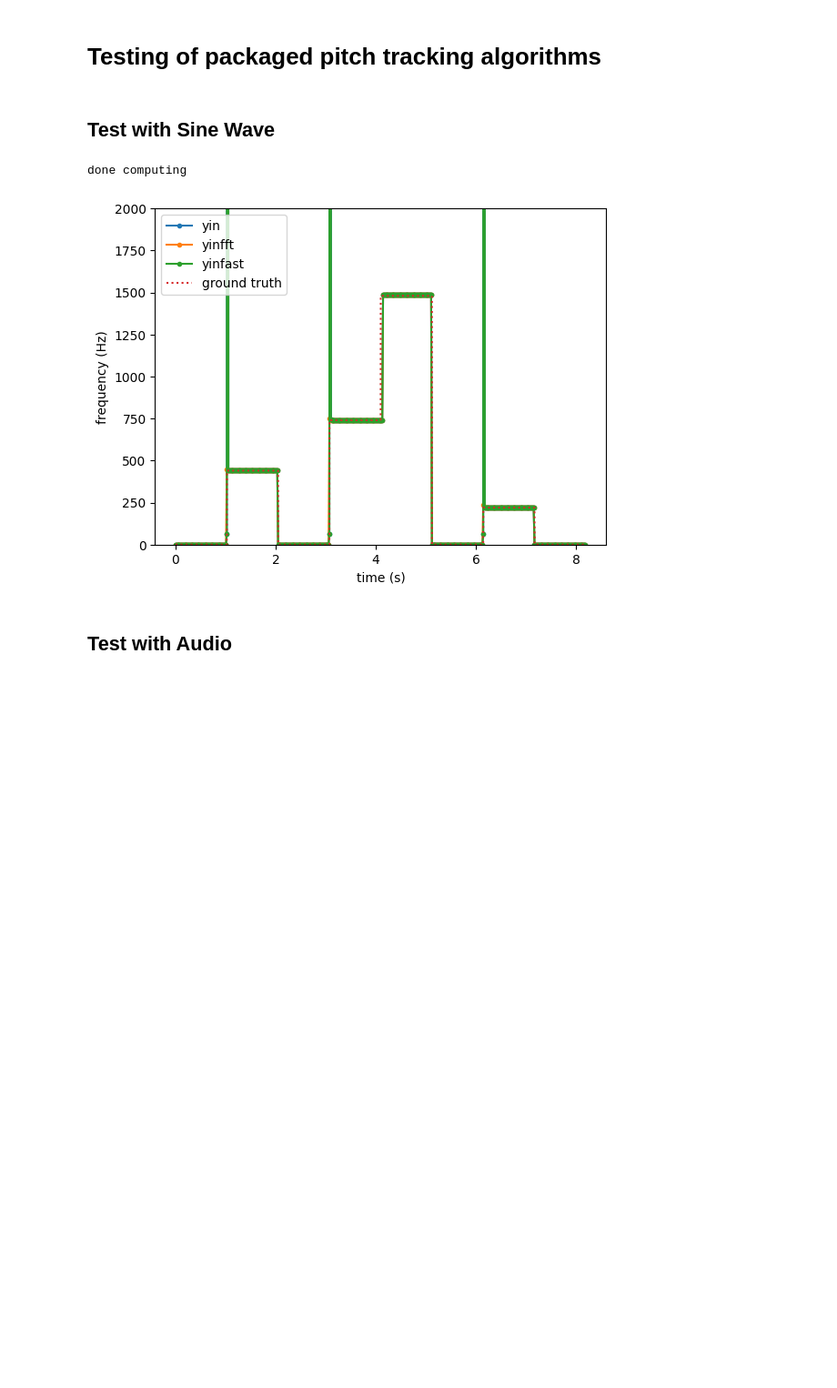
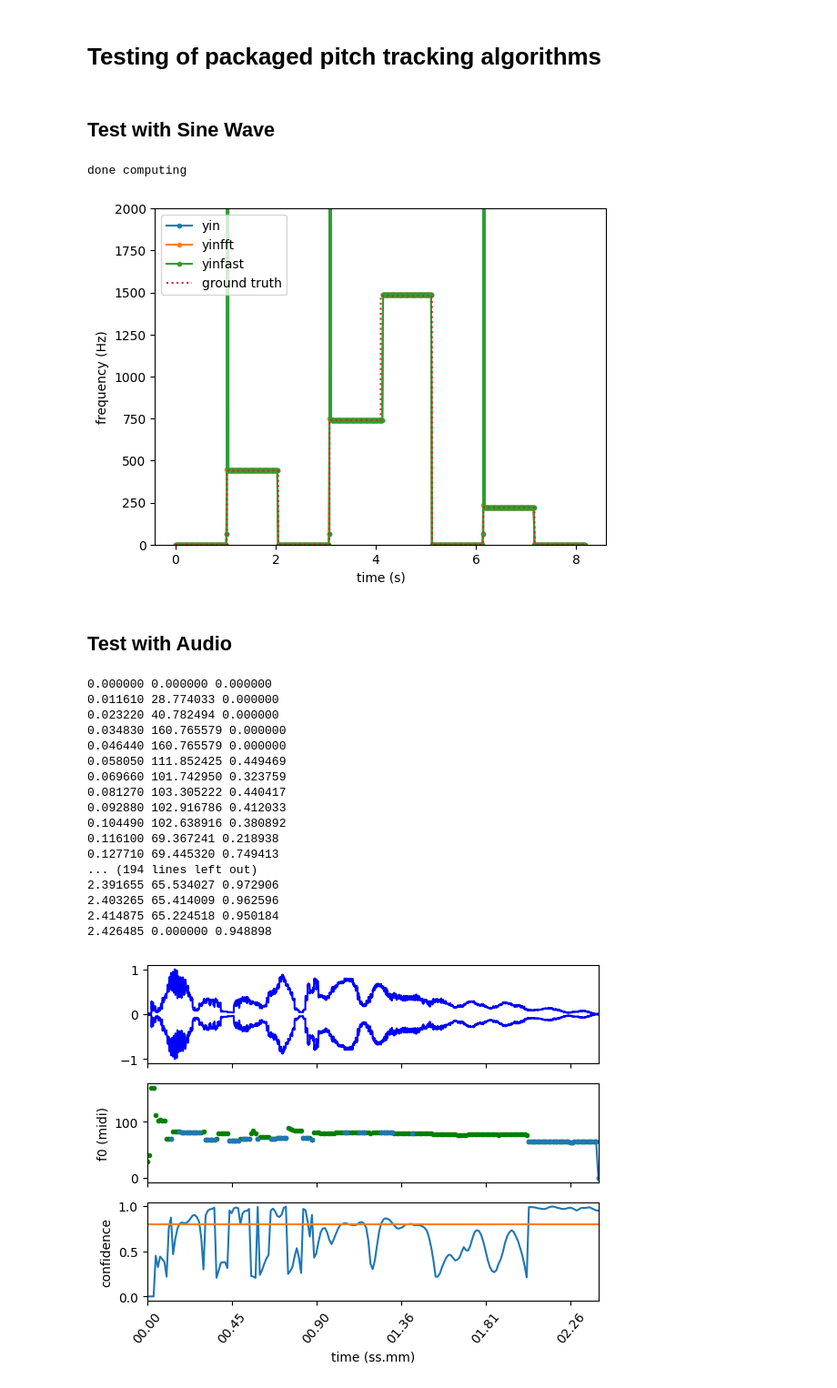
Before and after one commit to PabloSML/Pitch-Tracking, a Jupyter notebook: Notebooks/first_approach_testing.ipynb, the cells around one changed output. Shown at 91% size. Cells and saved outputs as stored; diff of their text form; code cells hidden in the pictures; blank space fills up the shorter version.

Commit message:
Add audios, run aubio example with singer.wav

```diff
--- a/Notebooks/first_approach_testing.ipynb
+++ b/Notebooks/first_approach_testing.ipynb
@@ -87,15 +87,15 @@ done computing
 import sys
 from aubio import source, pitch
 
-if len(sys.argv) < 2:
-    print("Usage: %s <filename> [samplerate]" % sys.argv[0])
-    sys.exit(1)
+# if len(sys.argv) < 2:
+#     print("Usage: %s <filename> [samplerate]" % sys.argv[0])
+#     sys.exit(1)
 
-filename = sys.argv[1]
+filename = "audios/singer.wav"
 
 downsample = 1
 samplerate = 44100 // downsample
-if len( sys.argv ) > 2: samplerate = int(sys.argv[2])
+# if len( sys.argv ) > 2: samplerate = int(sys.argv[2])
 
 win_s = 4096 // downsample # fft size
 hop_s = 512  // downsample # hop size
@@ -126,7 +126,7 @@ while True:
     total_frames += read
     if read < hop_s: break
 
-if 0: sys.exit(0)
+# if 0: sys.exit(0)
 
 #print pitches
 import os.path
@@ -158,30 +158,49 @@ if os.path.isfile(ground_truth):
     ground_truth = array_from_text_file(ground_truth)
     true_freqs = ground_truth[:,2]
     true_freqs = ma.masked_where(true_freqs < 2, true_freqs)
     true_times = float(samplerate) * ground_truth[:,0]
     ax2.plot(true_times, true_freqs, 'r')
     ax2.axis( ymin = 0.9 * true_freqs.min(), ymax = 1.1 * true_freqs.max() )
 # plot raw pitches
 ax2.plot(times, pitches, '.g')
 # plot cleaned up pitches
 cleaned_pitches = pitches
 #cleaned_pitches = ma.masked_where(cleaned_pitches < 0, cleaned_pitches)
 #cleaned_pitches = ma.masked_where(cleaned_pitches > 120, cleaned_pitches)
 cleaned_pitches = ma.masked_where(confidences < tolerance, cleaned_pitches)
 ax2.plot(times, cleaned_pitches, '.-')
 #ax2.axis( ymin = 0.9 * cleaned_pitches.min(), ymax = 1.1 * cleaned_pitches.max() )
 #ax2.axis( ymin = 55, ymax = 70 )
 plt.setp(ax2.get_xticklabels(), visible = False)
 ax2.set_ylabel('f0 (midi)')
 
 # plot confidence
 ax3 = fig.add_subplot(313, sharex = ax1)
 # plot the confidence
 ax3.plot(times, confidences)
 # draw a line at tolerance
 ax3.plot(times, [tolerance]*len(confidences))
 ax3.axis( xmin = times[0], xmax = times[-1])
 ax3.set_ylabel('confidence')
 set_xlabels_sample2time(ax3, times[-1], samplerate)
 plt.show()
 #plt.savefig(os.path.basename(filename) + '.svg')
+# %% [output]
+0.000000 0.000000 0.000000
+0.011610 28.774033 0.000000
+0.023220 40.782494 0.000000
+0.034830 160.765579 0.000000
+0.046440 160.765579 0.000000
+0.058050 111.852425 0.449469
+0.069660 101.742950 0.323759
+0.081270 103.305222 0.440417
+0.092880 102.916786 0.412033
+0.104490 102.638916 0.380892
+0.116100 69.367241 0.218938
+0.127710 69.445320 0.749413
+... (194 lines left out)
+2.391655 65.534027 0.972906
+2.403265 65.414009 0.962596
+2.414875 65.224518 0.950184
+2.426485 0.000000 0.948898
+[figure, added]
```
Also changed, not shown: 6 other files.
